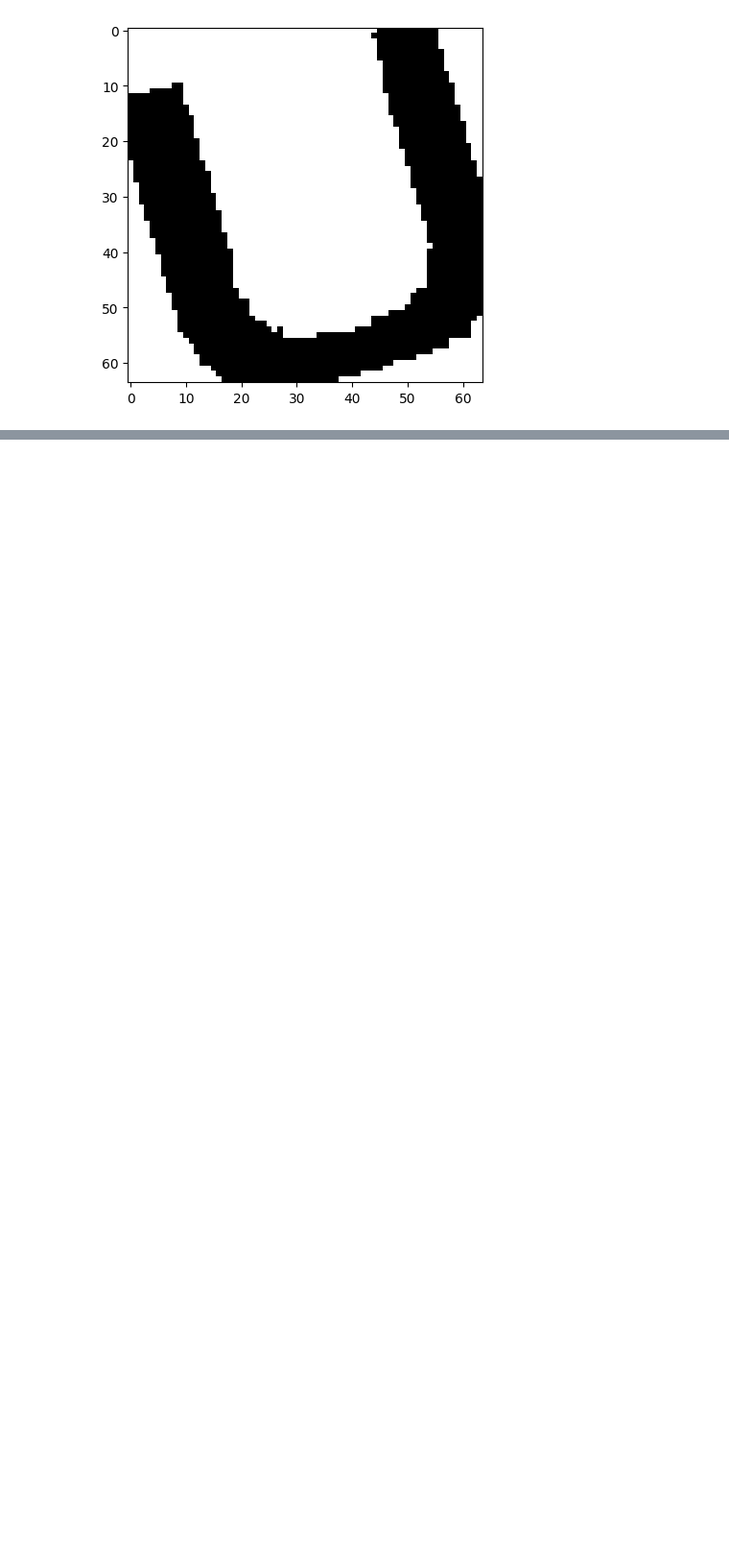
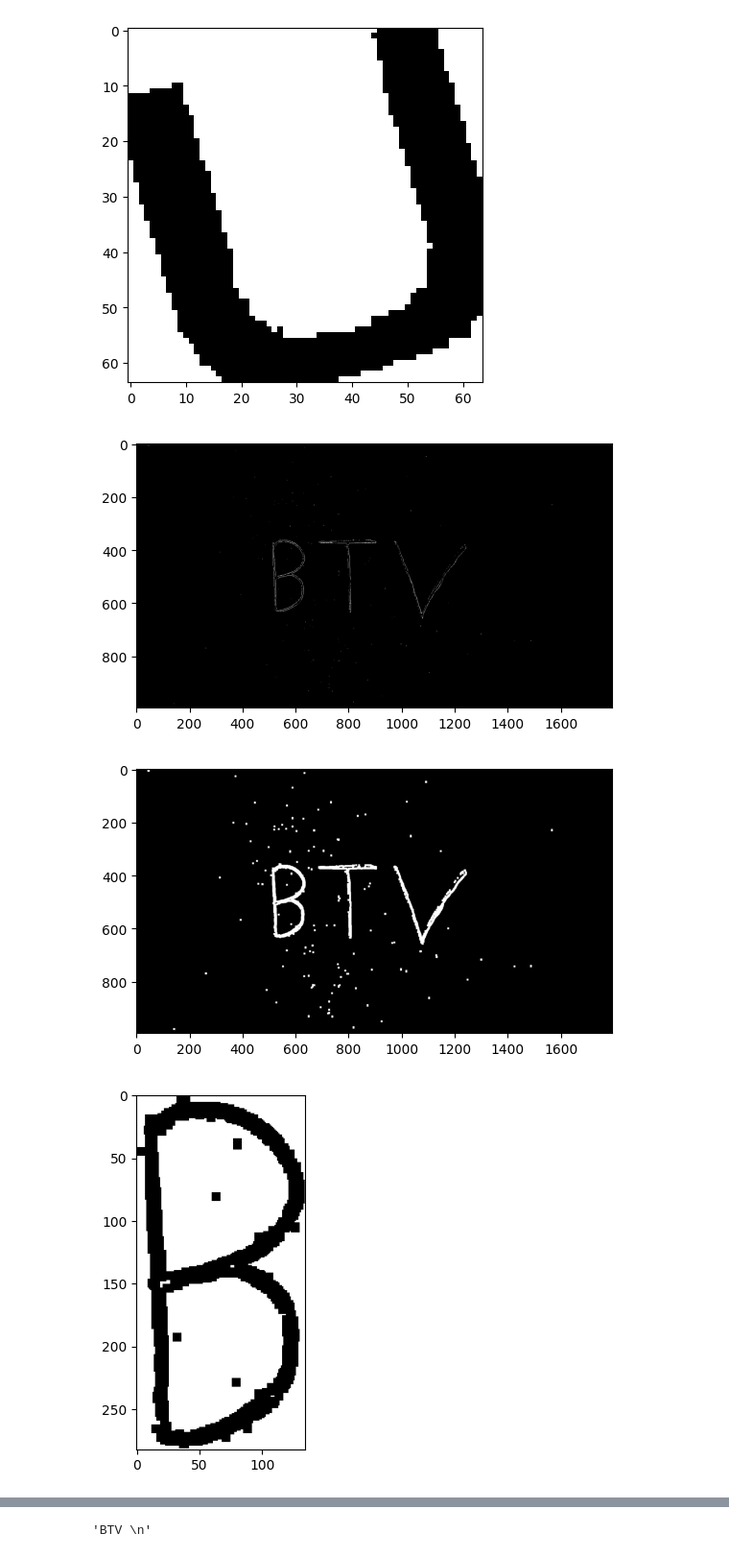
Before and after one commit to GeorgiPachov/digital-image-proc, a Jupyter notebook: nn-2.ipynb, the cells around one changed output, grey strips where cells are left out. Shown at 96% size. Drawn from its saved outputs; the diff is of its cells as text; code cells hidden in the pictures; blank space fills up the shorter version.

```diff
--- a/nn-2.ipynb
+++ b/nn-2.ipynb
@@ -184,7 +184,7 @@ def components(img, min_area=800):
     # Connected components
     output = cv2.connectedComponentsWithStats(img, 4, cv2.CV_32S)
     num_letters = output[0]
-    letters = output[1]
+    labels = output[1]
     stats = output[2]
     centroids = output[3]
 
@@ -199,7 +199,10 @@ def components(img, min_area=800):
         if area < min_area:
             continue
 
-        cropped_img = img[miny:maxy+1, minx: maxx+1].copy()
+        img_copy = img.copy()
+        img_copy[labels != l] = 0
+        img_copy[labels == l] = 255
+        cropped_img = img_copy[miny:maxy+1, minx: maxx+1].copy()
 
         # Add negatives directly
         letter_imgs.append((neg(cropped_img), minx, maxx, miny, maxy))
@@ -298,8 +301,6 @@ def pipeline_2(path, show_steps=False):
     lines = components(q)
 
     if show_steps:
-        show(x)
-        show(y)
         show(z)
         show(q)
         for line in lines:
@@ -706,3 +708,9 @@ for l in language:
                                                          r_step=r_step)
     for i in range(len(train_images_augmented)):
         cv2.imwrite(f'dataset/{l}{l}/{i}.png', train_images_augmented[i]*255)
+# %%
+ocr_nn('btv.png', show_steps=True)
+# %% [output]
+[figure, added]
+[figure, added]
+[figure, added]
@@ -708,0 +719 @@ for l in language:
+'BTV \n'
```
Also changed, not shown: parts of 5 cells of this notebook, 1 other file.
